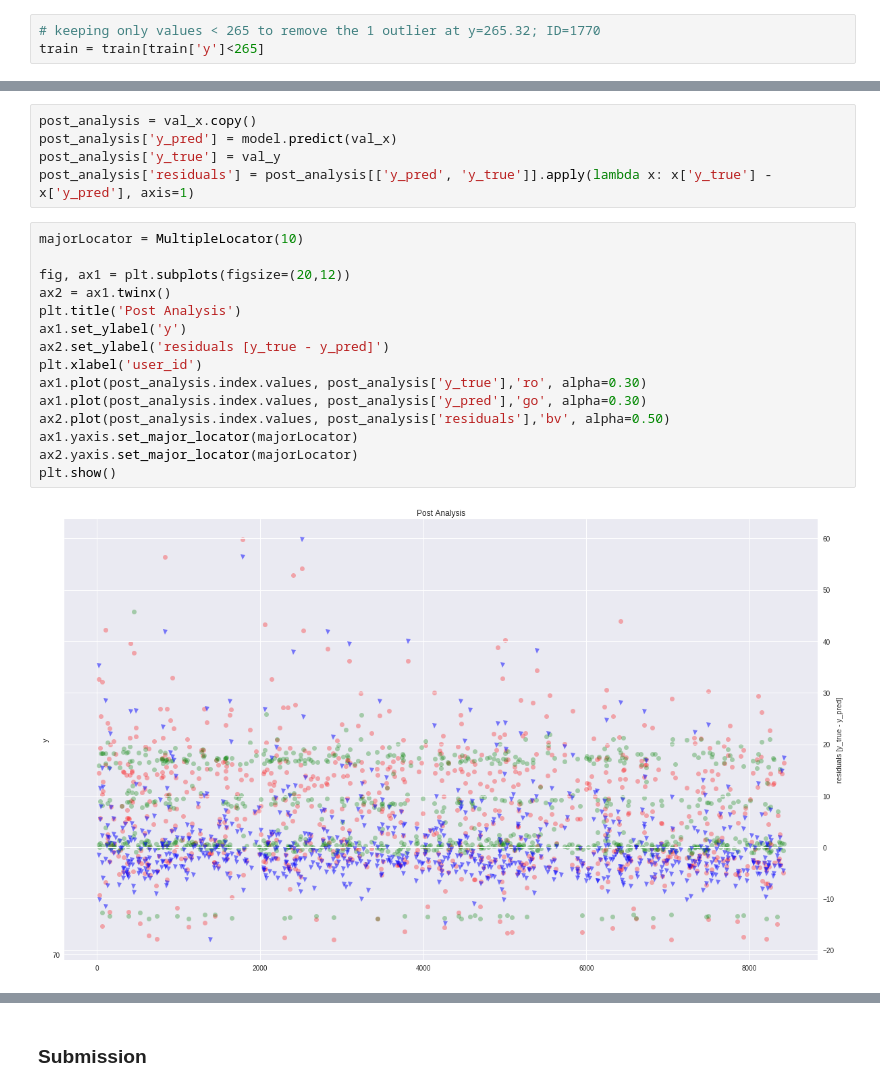
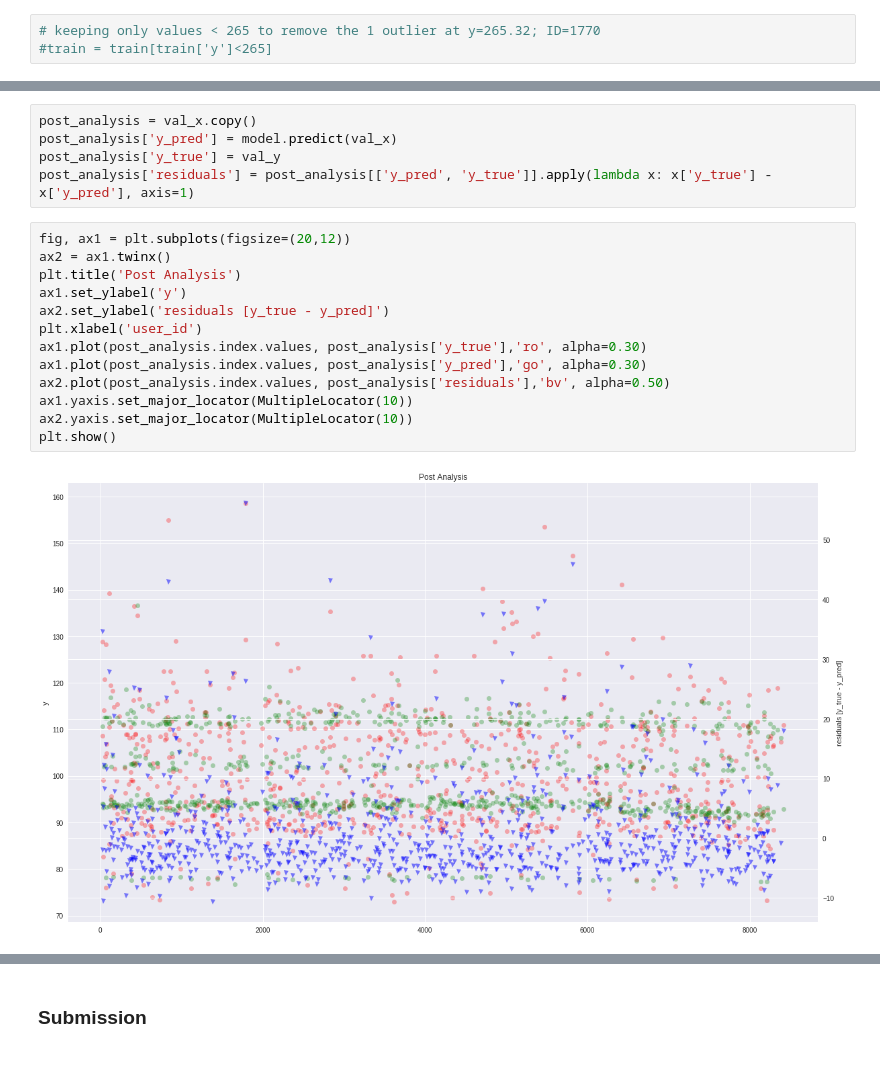
Before and after one commit to jovsa/mercedes-benz-greener-manufacturing, a Jupyter notebook: mercedes-benz-greener-manufacturing/notebooks/initial benchmark.ipynb, the cells around one changed output, grey strips where cells are left out. Drawn from its saved outputs; the diff is of its cells as text; blank space fills up the shorter version.

```diff
--- a/mercedes-benz-greener-manufacturing/notebooks/initial benchmark.ipynb
+++ b/mercedes-benz-greener-manufacturing/notebooks/initial benchmark.ipynb
@@ -117,7 +120,7 @@ keep_cols.remove('y')
 test = test[keep_cols]
 # %%
 # keeping only values < 265 to remove the 1 outlier at y=265.32; ID=1770
-train = train[train['y']<265]
+#train = train[train['y']<265]
 # %% [markdown]
 ### Splitting and Traning
 # %%
@@ -284,22 +423,20 @@ post_analysis['y_pred'] = model.predict(val_x)
 post_analysis['y_true'] = val_y
 post_analysis['residuals'] = post_analysis[['y_pred', 'y_true']].apply(lambda x: x['y_true'] - x['y_pred'], axis=1)
 # %%
-majorLocator = MultipleLocator(10)
-
 fig, ax1 = plt.subplots(figsize=(20,12))
 ax2 = ax1.twinx()
 plt.title('Post Analysis')
 ax1.set_ylabel('y')
 ax2.set_ylabel('residuals [y_true - y_pred]')
 plt.xlabel('user_id')
 ax1.plot(post_analysis.index.values, post_analysis['y_true'],'ro', alpha=0.30)
 ax1.plot(post_analysis.index.values, post_analysis['y_pred'],'go', alpha=0.30)
 ax2.plot(post_analysis.index.values, post_analysis['residuals'],'bv', alpha=0.50)
-ax1.yaxis.set_major_locator(majorLocator)
-ax2.yaxis.set_major_locator(majorLocator)
+ax1.yaxis.set_major_locator(MultipleLocator(10))
+ax2.yaxis.set_major_locator(MultipleLocator(10))
 plt.show()
 # %% [output]
-[figure, old version]
+[figure, new version]
 # %%
 majorLocator = MultipleLocator(5)
 fig, ax = plt.subplots(figsize=(20,12))
```
Also changed, not shown: parts of 11 cells of this notebook, 1 other file.
